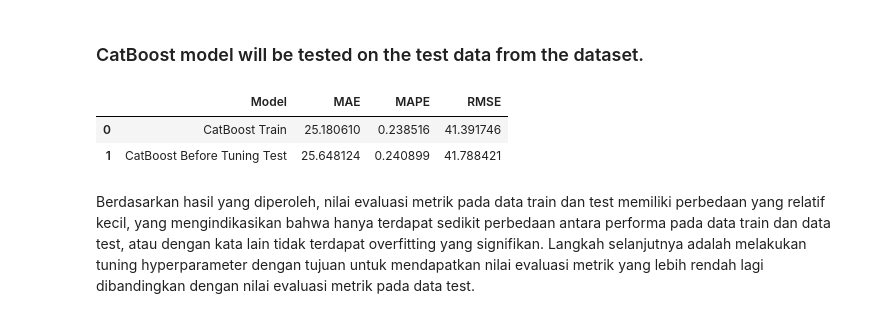
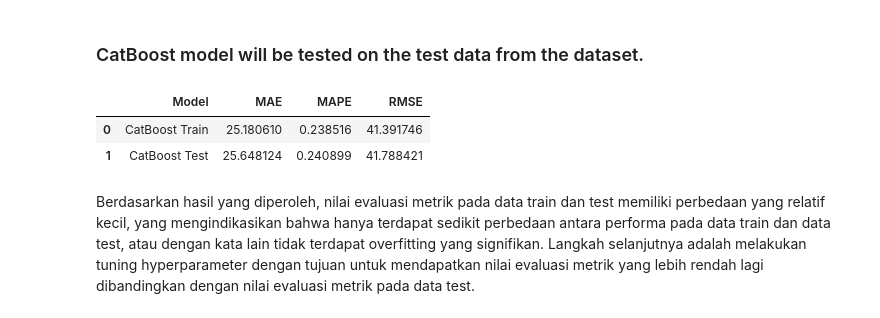
Before and after one commit to ihzayusuf29/Capital-BikeShare-Bike-Demand-Prediction, a Jupyter notebook: notebooks/Capital_BikeShare_Bike_Demand_Prediction.ipynb, the cells around one changed output. Cells and saved outputs as stored; diff of their text form; code cells hidden in the pictures.

```diff
--- a/notebooks/Capital_BikeShare_Bike_Demand_Prediction.ipynb
+++ b/notebooks/Capital_BikeShare_Bike_Demand_Prediction.ipynb
@@ -82,7 +80,7 @@ warnings.filterwarnings('ignore')
 # Load Dataset
 ---
 # %%
-data = pd.read_csv('data_bike_sharing.csv')
+data = pd.read_csv('C:/Users/Ihza/Documents/Capstone_Project_3/data/data_bike_sharing.csv')
 display(data.head())
 # %% [output]
 |  | dteday | hum | weathersit | holiday | season | atemp | temp | hr | casual | registered | ... |
@@ -548,15 +546,15 @@ score_before_tuning = pd.DataFrame({
 # %%
 train_result = model_bench[7:8].set_index('Model', drop = True)
 merged = pd.concat([train_result, score_before_tuning])
 merged.reset_index(inplace=True)
 merged.drop(columns = 'index', inplace = True)
-merged['Model'] = ['CatBoost Train', 'CatBoost Before Tuning Test']
+merged['Model'] = ['CatBoost Train', 'CatBoost Test']
 merged.set_index('Model', drop = True)
 merged[['Model','MAE', 'MAPE', 'RMSE']]
 # %% [output]
 |  | Model | MAE | MAPE | RMSE |
 | 0 | CatBoost Train | 25.180610 | 0.238516 | 41.391746 |
-| 1 | CatBoost Before Tuning Test | 25.648124 | 0.240899 | 41.788421 |
+| 1 | CatBoost Test | 25.648124 | 0.240899 | 41.788421 |
 # %% [markdown]
 Berdasarkan hasil yang diperoleh, nilai evaluasi metrik pada data train dan test memiliki perbedaan yang relatif kecil, yang mengindikasikan bahwa hanya terdapat sedikit perbedaan antara performa pada data train dan data test, atau dengan kata lain tidak terdapat overfitting yang signifikan. Langkah selanjutnya adalah melakukan tuning hyperparameter dengan tujuan untuk mendapatkan nilai evaluasi metrik yang lebih rendah lagi dibandingkan dengan nilai evaluasi metrik pada data test.
 # %% [markdown]
```
Also changed, not shown: parts of 8 cells of this notebook, 7 other files.
